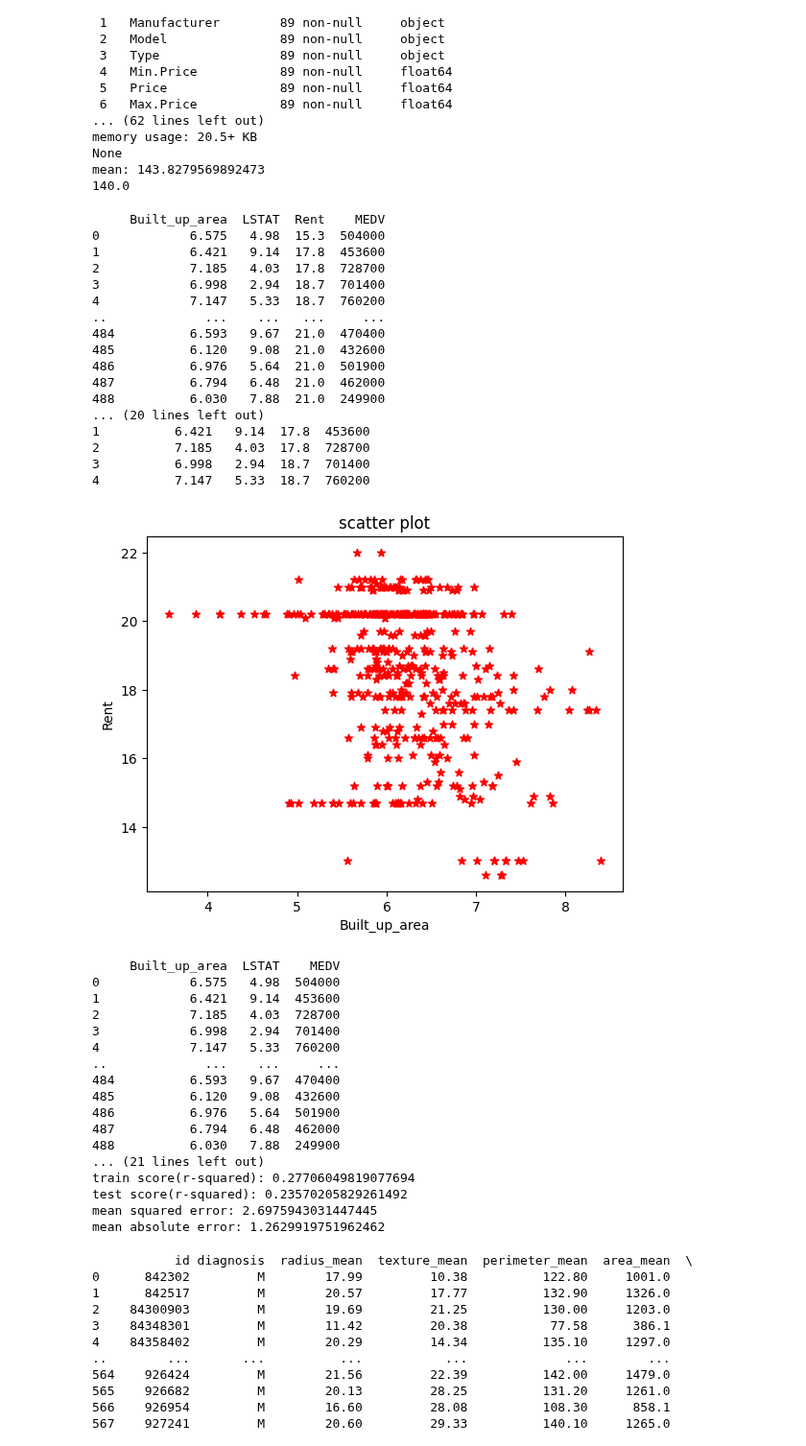
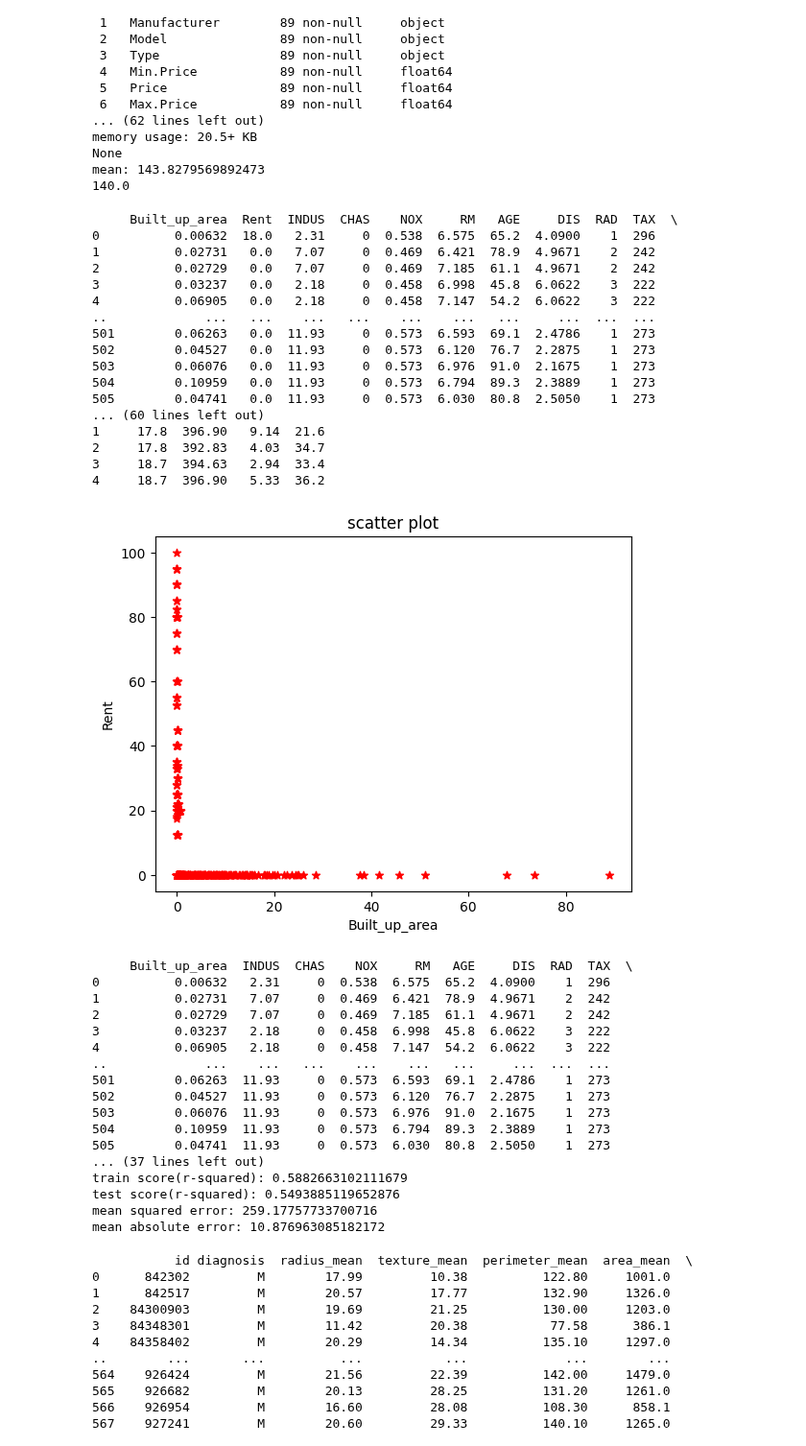
Before and after one commit to charitha1505/AIML, a Jupyter notebook: AIML.ipynb, the cells around one changed output. Shown at 96% size. Saved outputs shown, nothing was run; the diff lists cells and outputs as text; code cells hidden in the pictures.

```diff
--- a/AIML.ipynb
+++ b/AIML.ipynb
@@ -372,7 +374,7 @@ import numpy as  np
 from sklearn.linear_model import LinearRegression
 from sklearn import linear_model
 from sklearn.metrics import mean_squared_error,mean_absolute_error
-df=pd.read_csv('/housing (2).csv')
+df=pd.read_csv('/housing (3).csv')
 print(df)
 df.info()
 print(df.isnull().sum())
@@ -381,69 +383,69 @@ plt.scatter(df.Built_up_area,df.Rent,color='red',marker='*')
 plt.xlabel('Built_up_area')
 plt.ylabel('Rent')
 plt.title('scatter plot')
 plt.show()
 x=df.drop('Rent',axis=1)
 print(x)
 y=df.Rent
 print(y)
 from sklearn.model_selection import train_test_split
 xtrain,xtest,ytrain,ytest=train_test_split(x,y,test_size=0.33,random_state=42)
 print('xtrain shape:',xtrain.shape)
 print('xtest shape:',xtest.shape)
 print('ytrain shape:',ytrain.shape)
 print('ytest shape:',ytest.shape)
 reg=linear_model.LinearRegression()
 reg.fit(x,y)
 y_pred=reg.predict(xtest)
-reg.predict([[650,0,1]])
+reg.predict([[650,0,1,2,3,4,5,6,9,8,7,5,4]])
 print(reg.coef_)
 print(reg.intercept_)
 z=9.7900215*650+1128.879253617697
 print(z)
 train_score=reg.score(xtrain,ytrain)
 test_score=reg.score(xtest,ytest)
 print('train score(r-squared):',train_score)
 print('test score(r-squared):',test_score)
 mse=mean_squared_error(ytest,y_pred)
 print('mean squared error:',mse)
 mae=mean_absolute_error(ytest,y_pred)
 print('mean absolute error:',mae)
 # %% [output]
-     Built_up_area  LSTAT  Rent    MEDV
-0            6.575   4.98  15.3  504000
-1            6.421   9.14  17.8  453600
-2            7.185   4.03  17.8  728700
-3            6.998   2.94  18.7  701400
-4            7.147   5.33  18.7  760200
-..             ...    ...   ...     ...
-484          6.593   9.67  21.0  470400
-485          6.120   9.08  21.0  432600
-486          6.976   5.64  21.0  501900
-487          6.794   6.48  21.0  462000
-488          6.030   7.88  21.0  249900
-... (20 lines left out)
-1          6.421   9.14  17.8  453600
-2          7.185   4.03  17.8  728700
-3          6.998   2.94  18.7  701400
-4          7.147   5.33  18.7  760200
+     Built_up_area  Rent  INDUS  CHAS    NOX     RM   AGE     DIS  RAD  TAX  \
+0          0.00632  18.0   2.31     0  0.538  6.575  65.2  4.0900    1  296
+1          0.02731   0.0   7.07     0  0.469  6.421  78.9  4.9671    2  242
+2          0.02729   0.0   7.07     0  0.469  7.185  61.1  4.9671    2  242
+3          0.03237   0.0   2.18     0  0.458  6.998  45.8  6.0622    3  222
+4          0.06905   0.0   2.18     0  0.458  7.147  54.2  6.0622    3  222
+..             ...   ...    ...   ...    ...    ...   ...     ...  ...  ...
+501        0.06263   0.0  11.93     0  0.573  6.593  69.1  2.4786    1  273
+502        0.04527   0.0  11.93     0  0.573  6.120  76.7  2.2875    1  273
+503        0.06076   0.0  11.93     0  0.573  6.976  91.0  2.1675    1  273
+504        0.10959   0.0  11.93     0  0.573  6.794  89.3  2.3889    1  273
+505        0.04741   0.0  11.93     0  0.573  6.030  80.8  2.5050    1  273
+... (60 lines left out)
+1     17.8  396.90   9.14  21.6
+2     17.8  392.83   4.03  34.7
+3     18.7  394.63   2.94  33.4
+4     18.7  396.90   5.33  36.2
-[figure, old version]
+[figure, new version]
-     Built_up_area  LSTAT    MEDV
-0            6.575   4.98  504000
-1            6.421   9.14  453600
-2            7.185   4.03  728700
-3            6.998   2.94  701400
-4            7.147   5.33  760200
-..             ...    ...     ...
-484          6.593   9.67  470400
-485          6.120   9.08  432600
-486          6.976   5.64  501900
-487          6.794   6.48  462000
-488          6.030   7.88  249900
-... (21 lines left out)
-train score(r-squared): 0.27706049819077694
-test score(r-squared): 0.23570205829261492
-mean squared error: 2.6975943031447445
-mean absolute error: 1.2629919751962462
+     Built_up_area  INDUS  CHAS    NOX     RM   AGE     DIS  RAD  TAX  \
+0          0.00632   2.31     0  0.538  6.575  65.2  4.0900    1  296
+1          0.02731   7.07     0  0.469  6.421  78.9  4.9671    2  242
+2          0.02729   7.07     0  0.469  7.185  61.1  4.9671    2  242
+3          0.03237   2.18     0  0.458  6.998  45.8  6.0622    3  222
+4          0.06905   2.18     0  0.458  7.147  54.2  6.0622    3  222
+..             ...    ...   ...    ...    ...   ...     ...  ...  ...
+501        0.06263  11.93     0  0.573  6.593  69.1  2.4786    1  273
+502        0.04527  11.93     0  0.573  6.120  76.7  2.2875    1  273
+503        0.06076  11.93     0  0.573  6.976  91.0  2.1675    1  273
+504        0.10959  11.93     0  0.573  6.794  89.3  2.3889    1  273
+505        0.04741  11.93     0  0.573  6.030  80.8  2.5050    1  273
+... (37 lines left out)
+train score(r-squared): 0.5882663102111679
+test score(r-squared): 0.5493885119652876
+mean squared error: 259.17757733700716
+mean absolute error: 10.876963085182172
 # %%
 import pandas as pd
 import matplotlib.pyplot as plt
```
Also changed, not shown: parts of 1 cell of this notebook.
